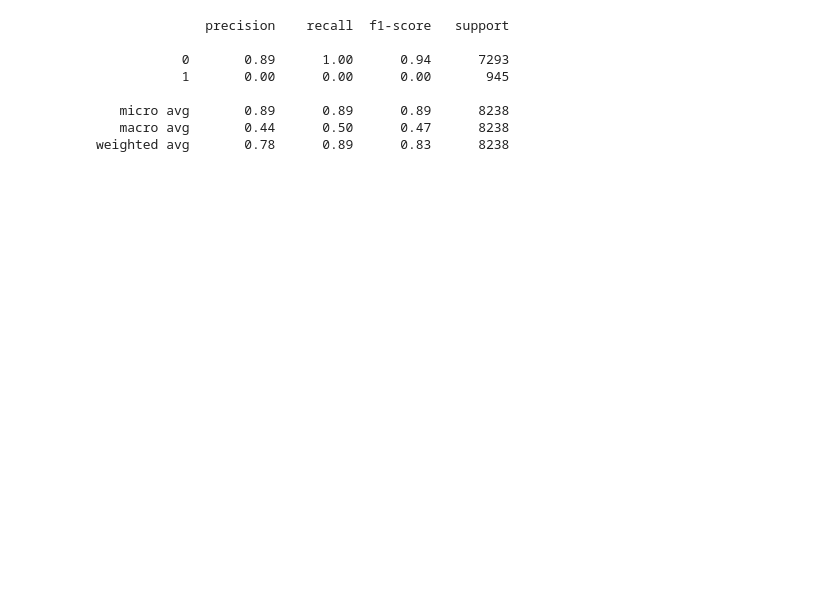
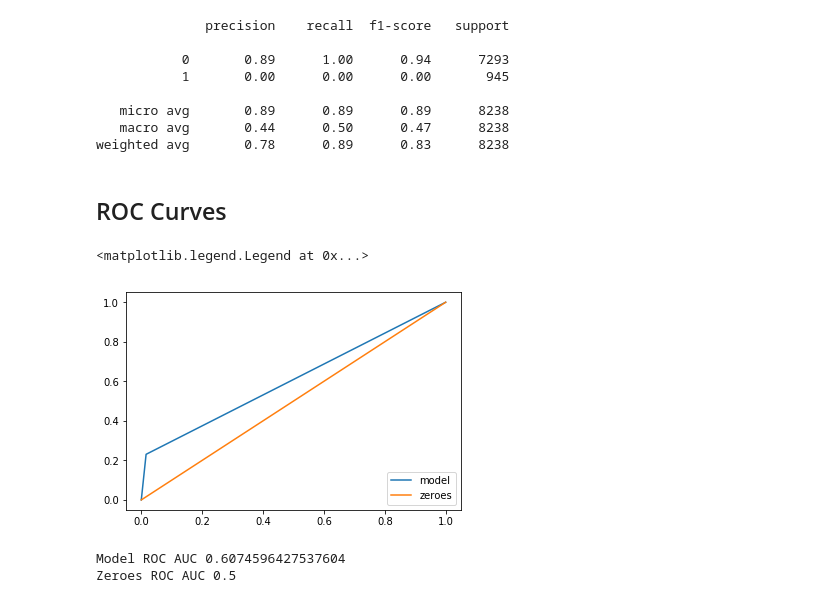
Before and after one commit to j-carson/telemarketing-classification, a Jupyter notebook: src/Model.ipynb, the cells around one changed output. Saved outputs shown, nothing was run; the diff lists cells and outputs as text; code cells hidden in the pictures; blank space fills up the shorter version.

Commit message:
added cross-validation and ROC curve

```diff
--- a/src/Model.ipynb
+++ b/src/Model.ipynb
@@ -229,3 +247,26 @@ print(metrics.classification_report(y_test, just_guess_zeroes))
    micro avg       0.89      0.89      0.89      8238
    macro avg       0.44      0.50      0.47      8238
 weighted avg       0.78      0.89      0.83      8238
+# %% [markdown]
+## ROC Curves
+# %%
+fpr, tpr, thresholds = metrics.roc_curve(y_test, y_predict)
+plt.plot(fpr, tpr, label='model')
+fpr0, tpr0, thresholds = metrics.roc_curve(y_test, just_guess_zeroes)
+plt.plot(fpr0, tpr0,label='zeroes')
+plt.legend(loc=4)
+# %% [output]
+<matplotlib.legend.Legend at 0x...>
+[figure, added]
+# %%
+# And the area under the curve for the model and
+# the all-zeroes case
+
+roc_auc = metrics.auc(fpr, tpr)
+print("Model ROC AUC", roc_auc)
+
+roc_auc = metrics.auc(fpr0, tpr0)
+print("Zeroes ROC AUC", roc_auc)
+# %% [output]
+Model ROC AUC 0.6074596427537604
+Zeroes ROC AUC 0.5
```
Also changed, not shown: parts of 19 cells of this notebook.
